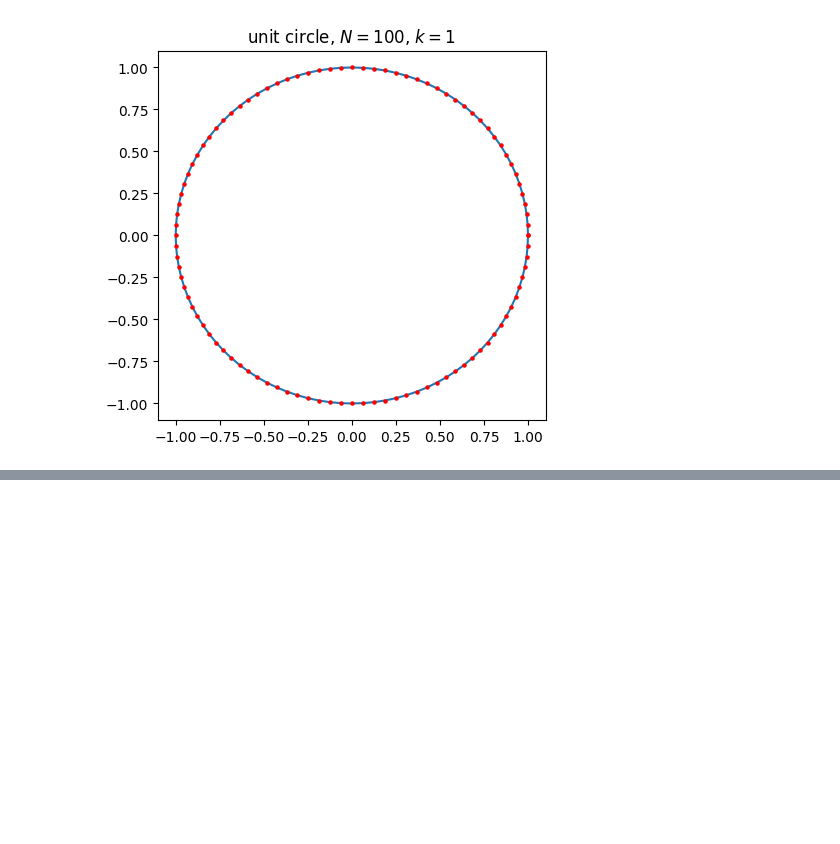
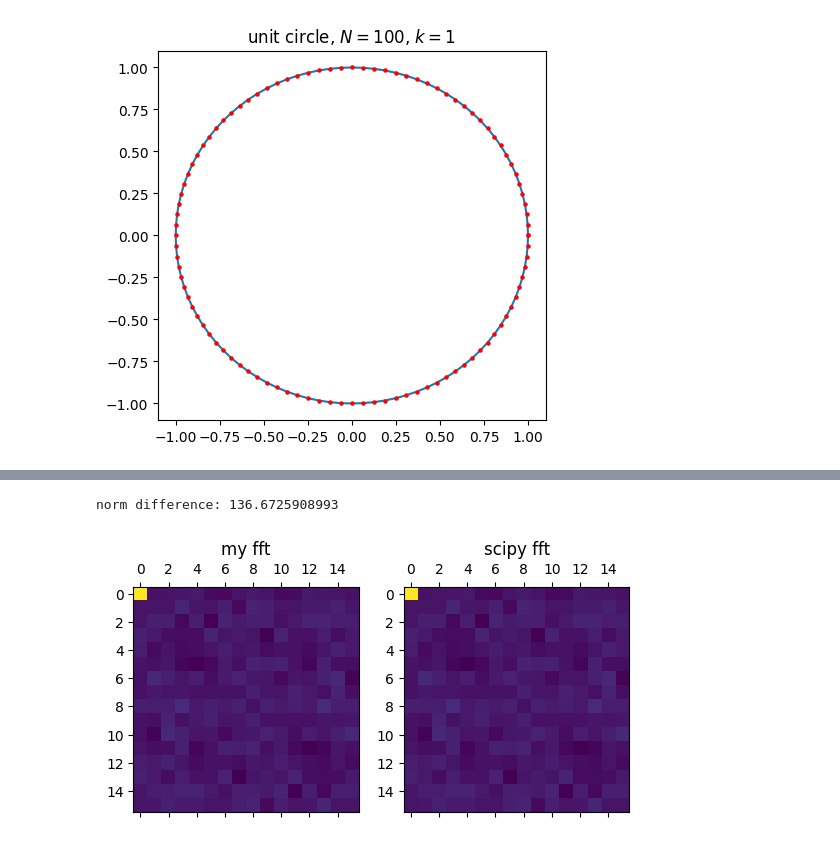
Before and after one commit to finnhittson/csds464, a Jupyter notebook: 464-A5_fxh157_files/A5_fxh157.ipynb, the cells around one changed output, grey strips where cells are left out. Drawn from its saved outputs; the diff is of its cells as text; code cells hidden in the pictures; blank space fills up the shorter version.

Commit message:
implement self 2d fourier transform

```diff
--- a/464-A5_fxh157_files/A5_fxh157.ipynb
+++ b/464-A5_fxh157_files/A5_fxh157.ipynb
@@ -39,0 +127,16 @@ Increasing $k$ from $1$ to $2$ causes the period of sine and cosine to decrease
+# %%
+N = 1000
+np.random.seed(N)
+y = np.random.rand(N)
+
+fft_start = time.time()
+y_fft = scipy.fft.fft(y)
+fft_end = time.time()
+
+matrix_start = time.time()
+W = a5.fourier_matrix(N)
+s = W.H.dot(y)
+matrix_end = time.time()
+
+print(f"fft runtime: {fft_end - fft_start} seconds")
+print(f"matrix runtime: {matrix_end - matrix_start} seconds")
@@ -39,0 +167,9 @@ Increasing $k$ from $1$ to $2$ causes the period of sine and cosine to decrease
+# %%
+rand = np.random.rand(N, N)
+rand_myfft = a5.fourier2d(y=rand)
+rand_fft = scipy.fft.fft2(rand)
+print(f"norm difference: {np.round(np.linalg.norm(rand_myfft-rand_fft), 10)}")
+a5.plot_2dfourier(fft1=rand_myfft.real, fft2=rand_fft.real, title1="my fft", title2="scipy fft")
+# %% [output]
+norm difference: 136.6725908993
+[figure, added]
```
Also changed, not shown: parts of 30 cells of this notebook, 1 other file.
